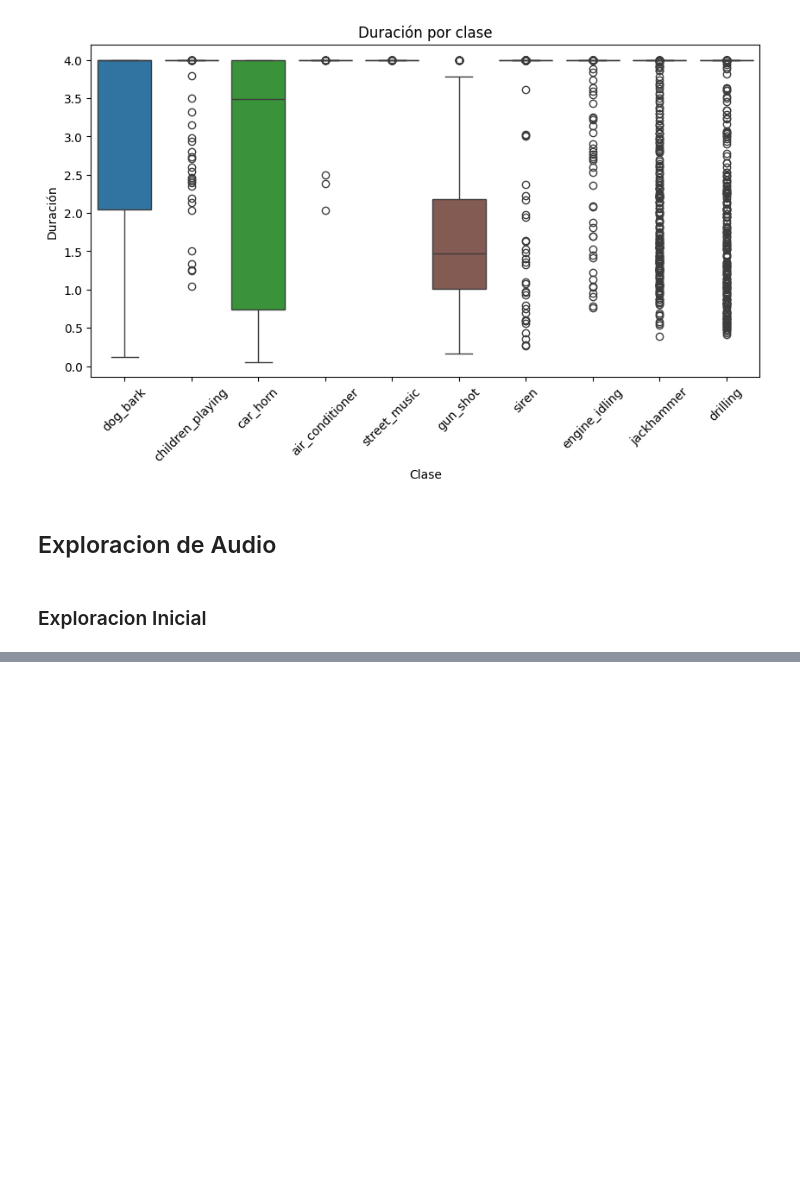
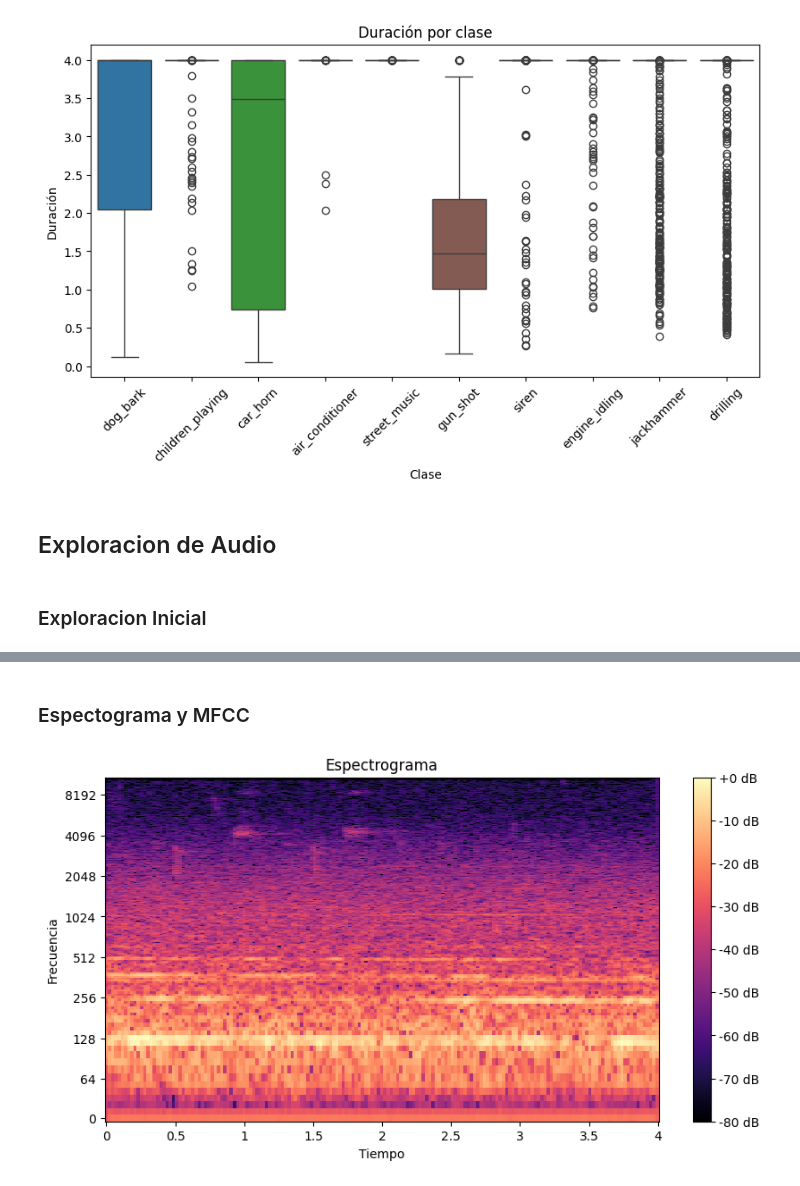
Before and after one commit to LeivaDiego/Urban-Audio-Classification, a Jupyter notebook: EDA.ipynb, the cells around one changed output, grey strips where cells are left out. Saved outputs shown, nothing was run; the diff lists cells and outputs as text; code cells hidden in the pictures; blank space fills up the shorter version.

Commit message:
Spectogram and MFCC

```diff
--- a/EDA.ipynb
+++ b/EDA.ipynb
@@ -188,0 +191,13 @@ Número de muestras: 88200
+# %% [markdown]
+### Espectograma y MFCC
+# %%
+# Visualización del espectrograma
+plt.figure(figsize=(10, 5))
+librosa.display.specshow(librosa.amplitude_to_db(np.abs(librosa.stft(audio_data)), ref=np.max), y_axis='log', x_axis='time', sr=sample_rate)
+plt.colorbar(format='%+2.0f dB')
+plt.title('Espectrograma')
+plt.xlabel('Tiempo')
+plt.ylabel('Frecuencia')
+plt.show()
+# %% [output]
+[figure, added]
```
Also changed, not shown: parts of 4 cells of this notebook.
